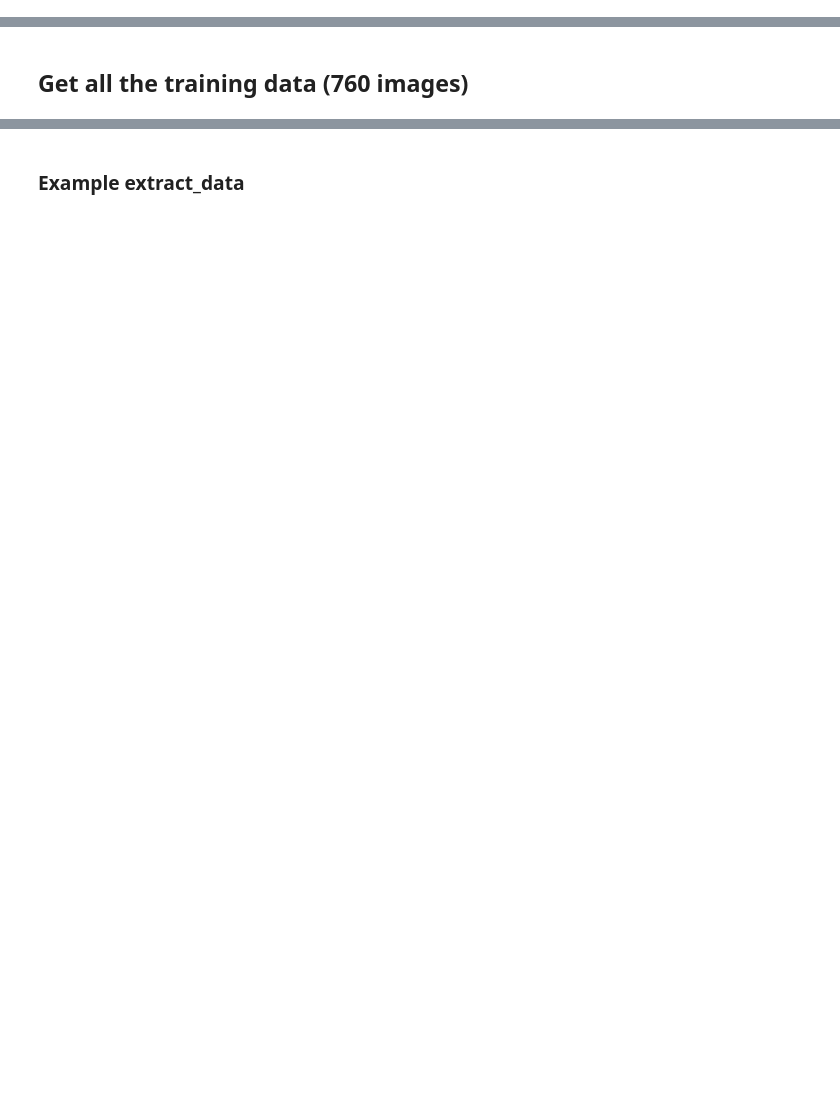
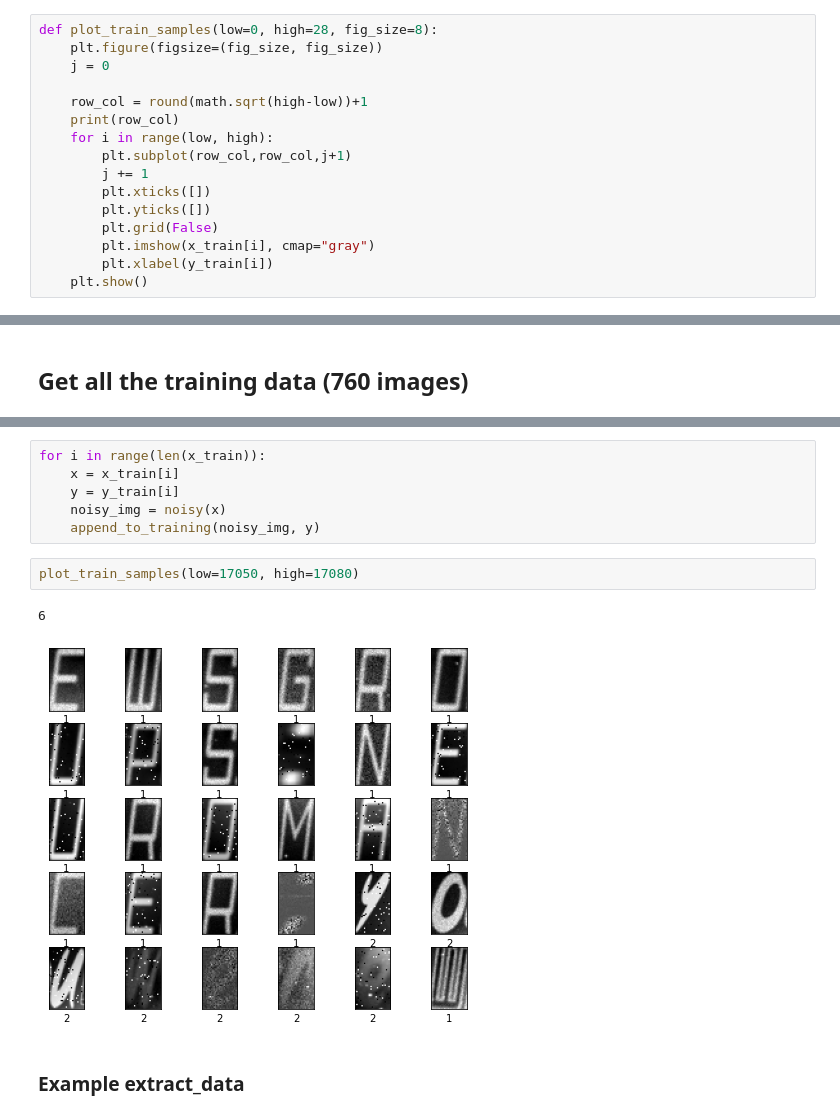
Before and after one commit to ShlomiRex/ocr-font-classifier-model, a Jupyter notebook: main.ipynb, the cells around one changed output, grey strips where cells are left out. Drawn from its saved outputs; the diff is of its cells as text; blank space fills up the shorter version.

```diff
--- a/main.ipynb
+++ b/main.ipynb
@@ -184,3 +180,19 @@ def draw_bb(bb):
     x_line.append(bb[0][0])
     y_line.append(bb[1][0])
     plt.plot(x_line, y_line, color="red")
+# %%
+def plot_train_samples(low=0, high=28, fig_size=8):
+    plt.figure(figsize=(fig_size, fig_size))
+    j = 0
+
+    row_col = round(math.sqrt(high-low))+1
+    print(row_col)
+    for i in range(low, high):
+        plt.subplot(row_col,row_col,j+1)
+        j += 1
+        plt.xticks([])
+        plt.yticks([])
+        plt.grid(False)
+        plt.imshow(x_train[i], cmap="gray")
+        plt.xlabel(y_train[i])
+    plt.show()
@@ -287,3 +325,14 @@ for char in res["words"][1]["chars"]:
+# %%
+for i in range(len(x_train)):
+    x = x_train[i]
+    y = y_train[i]
+    noisy_img = noisy(x)
+    append_to_training(noisy_img, y)
+# %%
+plot_train_samples(low=17050, high=17080)
+# %% [output]
+6
+[figure, added]
 # %% [markdown]
 ### Example extract_data
 # %%
```
Also changed, not shown: parts of 28 cells of this notebook, 2 other files.
